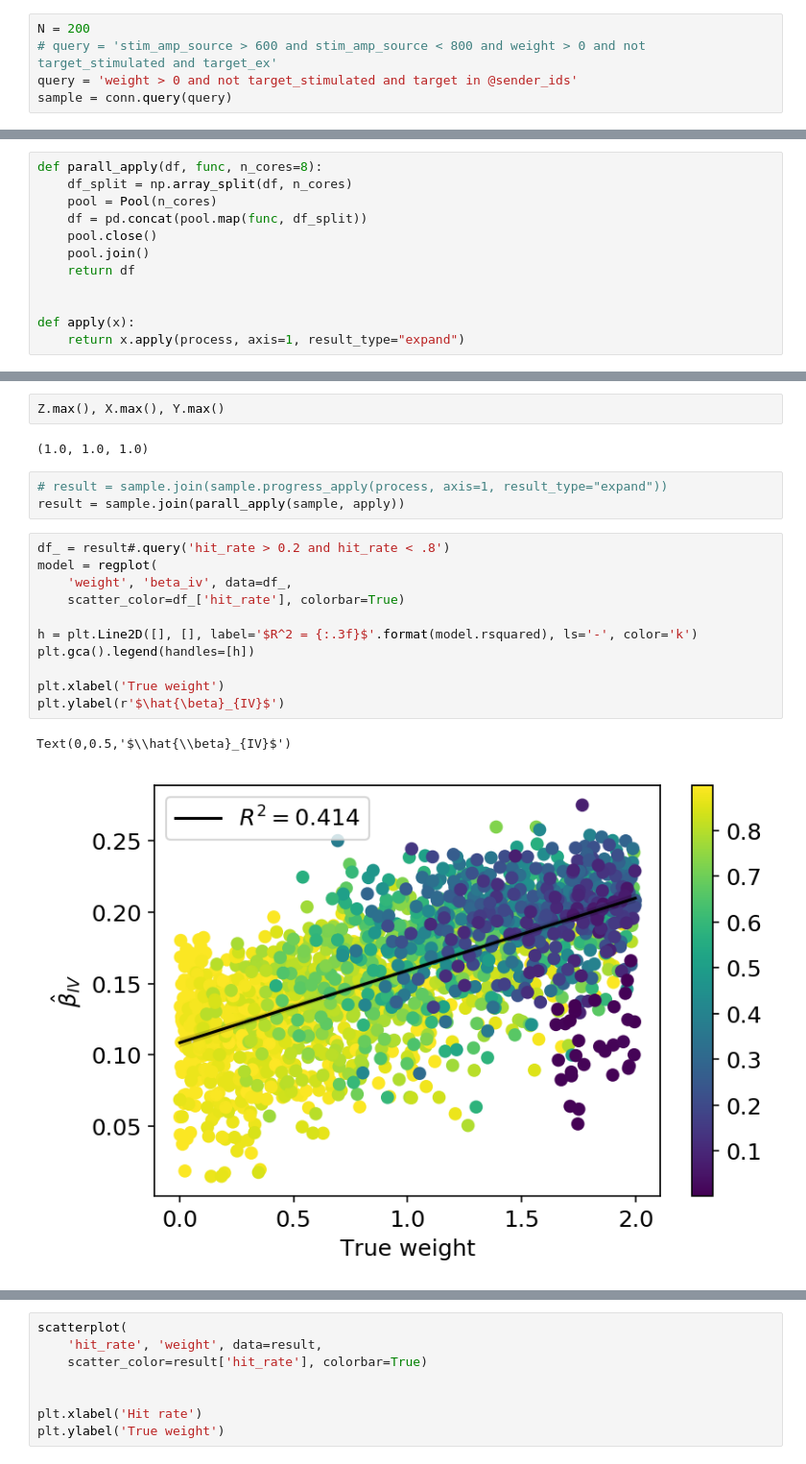
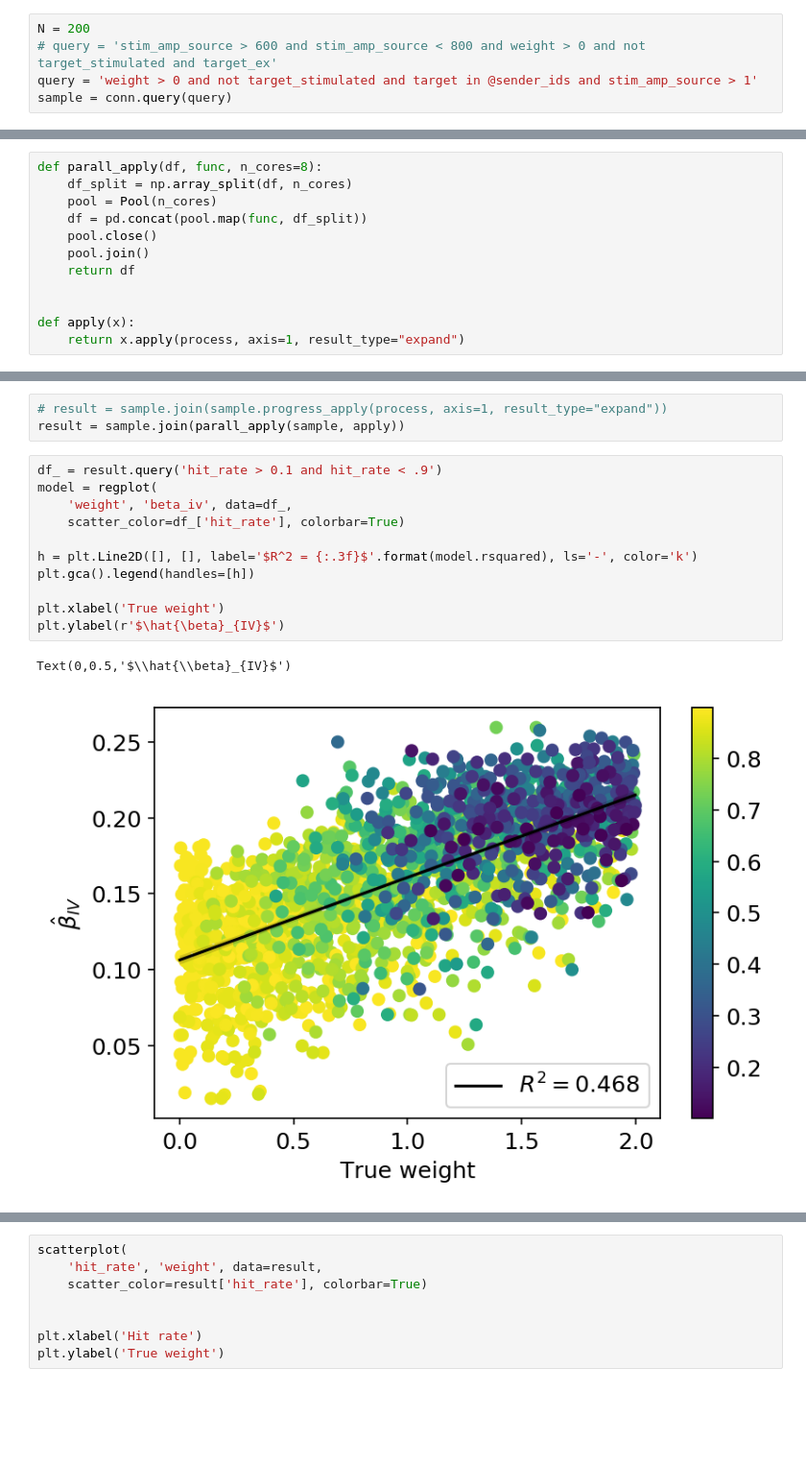
Before and after one commit to lepmik/causal-optogenetics-paper-data, a Jupyter notebook: notebooks/NEST-network-psc.ipynb, the cells around one changed output, grey strips where cells are left out. Shown at 96% size. Drawn from its saved outputs; the diff is of its cells as text; blank space fills up the shorter version.

```diff
--- a/notebooks/NEST-network-psc.ipynb
+++ b/notebooks/NEST-network-psc.ipynb
@@ -65,7 +65,7 @@ Z = np.load(path / 'Z.npy')
 # %%
 N = 200
 # query = 'stim_amp_source > 600 and stim_amp_source < 800 and weight > 0 and not target_stimulated and target_ex'
-query = 'weight > 0 and not target_stimulated and target in @sender_ids'
+query = 'weight > 0 and not target_stimulated and target in @sender_ids and stim_amp_source > 1'
 sample = conn.query(query)
 # %%
 sample.sort_values('weight', ascending=False).head()
@@ -131,24 +131,20 @@ np.where(Z==1, X, X*0).sum(0)
 # %% [output]
 array([0., 0., 0., ..., 0., 0., 0.])
-# %%
-Z.max(), X.max(), Y.max()
-# %% [output]
-(1.0, 1.0, 1.0)
 # %%
 # result = sample.join(sample.progress_apply(process, axis=1, result_type="expand"))
 result = sample.join(parall_apply(sample, apply))
 # %%
-df_ = result#.query('hit_rate > 0.2 and hit_rate < .8')
+df_ = result.query('hit_rate > 0.1 and hit_rate < .9')
 model = regplot(
     'weight', 'beta_iv', data=df_,
     scatter_color=df_['hit_rate'], colorbar=True)
 
 h = plt.Line2D([], [], label='$R^2 = {:.3f}$'.format(model.rsquared), ls='-', color='k')
 plt.gca().legend(handles=[h])
 
 plt.xlabel('True weight')
 plt.ylabel(r'$\hat{\beta}_{IV}$')
 # %% [output]
 Text(0,0.5,'$\\hat{\\beta}_{IV}$')
-[figure, old version]
+[figure, new version]
 # %%
```
Also changed, not shown: parts of 13 cells of this notebook, 7 other files.
